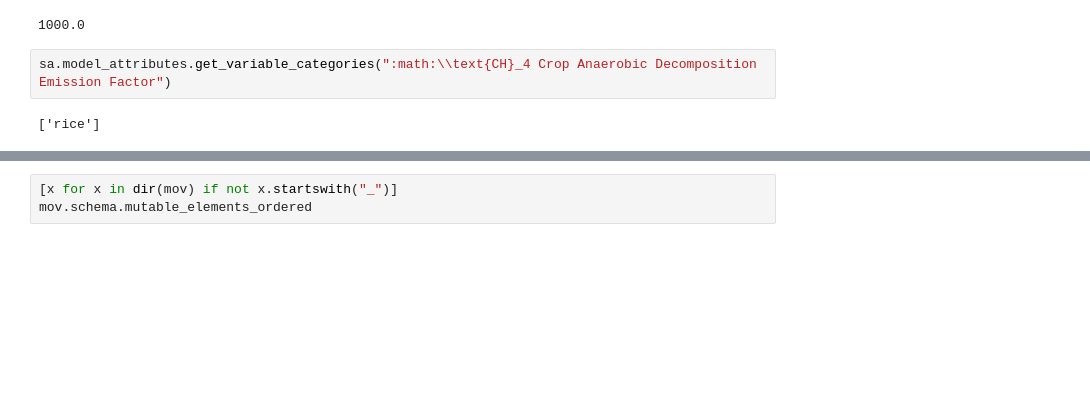
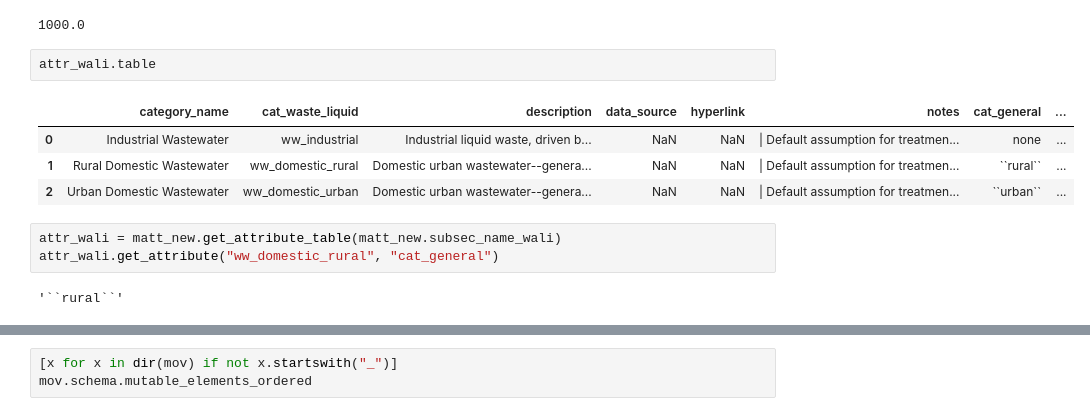
Before and after one commit to jcsyme/sisepuede, a Jupyter notebook: python/build_modvar_class.ipynb, the cells around one changed output, grey strips where cells are left out. Drawn from its saved outputs; the diff is of its cells as text; blank space fills up the shorter version.

Commit message:
cleaned up build_varlist in model_circular_economy and fixed a few other issues with variable retrieval

```diff
--- a/python/build_modvar_class.ipynb
+++ b/python/build_modvar_class.ipynb
@@ -145,6 +158,14 @@ sa.model_attributes.get_variable_unit_conversion_factor(
 # %% [output]
 1000.0
 # %%
-sa.model_attributes.get_variable_categories(":math:\\text{CH}_4 Crop Anaerobic Decomposition Emission Factor")
+attr_wali.table
 # %% [output]
-['rice']
+|  | category_name | cat_waste_liquid | description | data_source | hyperlink | notes | cat_general | ... |
+| 0 | Industrial Wastewater | ww_industrial | Industrial liquid waste, driven b... | NaN | NaN | | Default assumption for treatmen... | none | ... |
+| 1 | Rural Domestic Wastewater | ww_domestic_rural | Domestic urban wastewater--genera... | NaN | NaN | | Default assumption for treatmen... | ``rural`` | ... |
+| 2 | Urban Domestic Wastewater | ww_domestic_urban | Domestic urban wastewater--genera... | NaN | NaN | | Default assumption for treatmen... | ``urban`` | ... |
+# %%
+attr_wali = matt_new.get_attribute_table(matt_new.subsec_name_wali)
+attr_wali.get_attribute("ww_domestic_rural", "cat_general")
+# %% [output]
+'``rural``'
```
Also changed, not shown: parts of 3 cells of this notebook, 14 other files.
